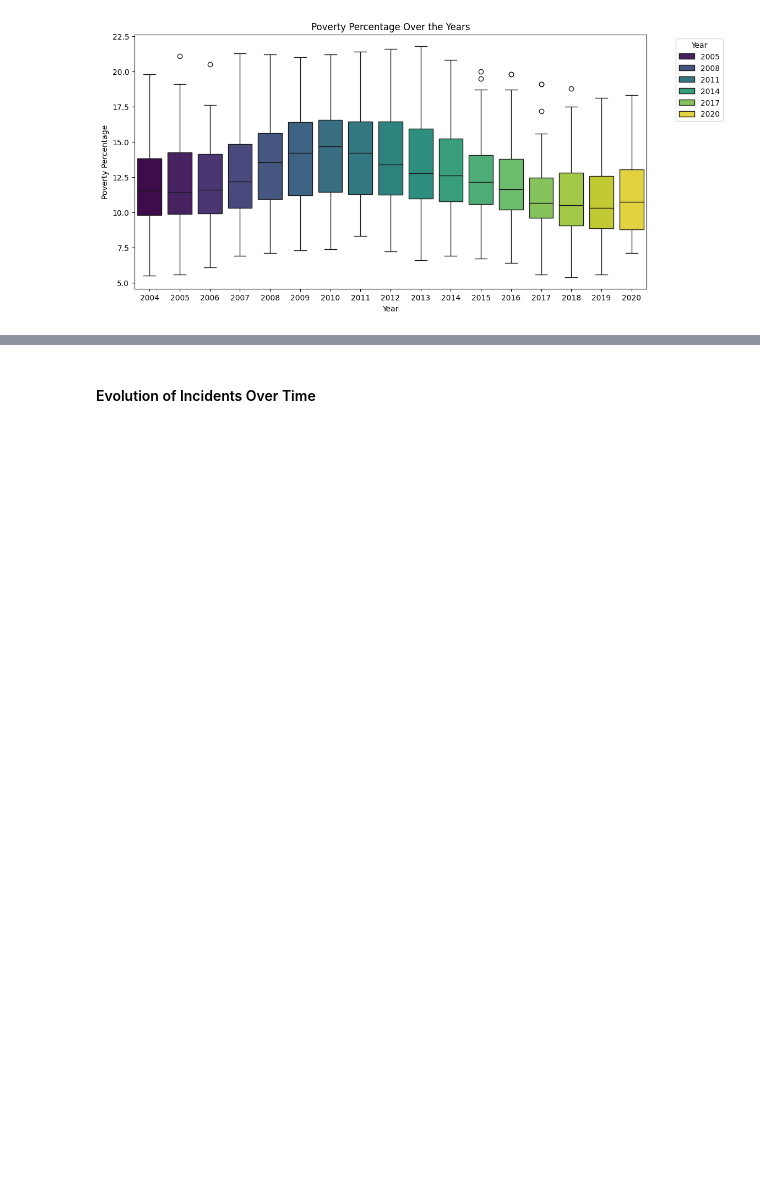
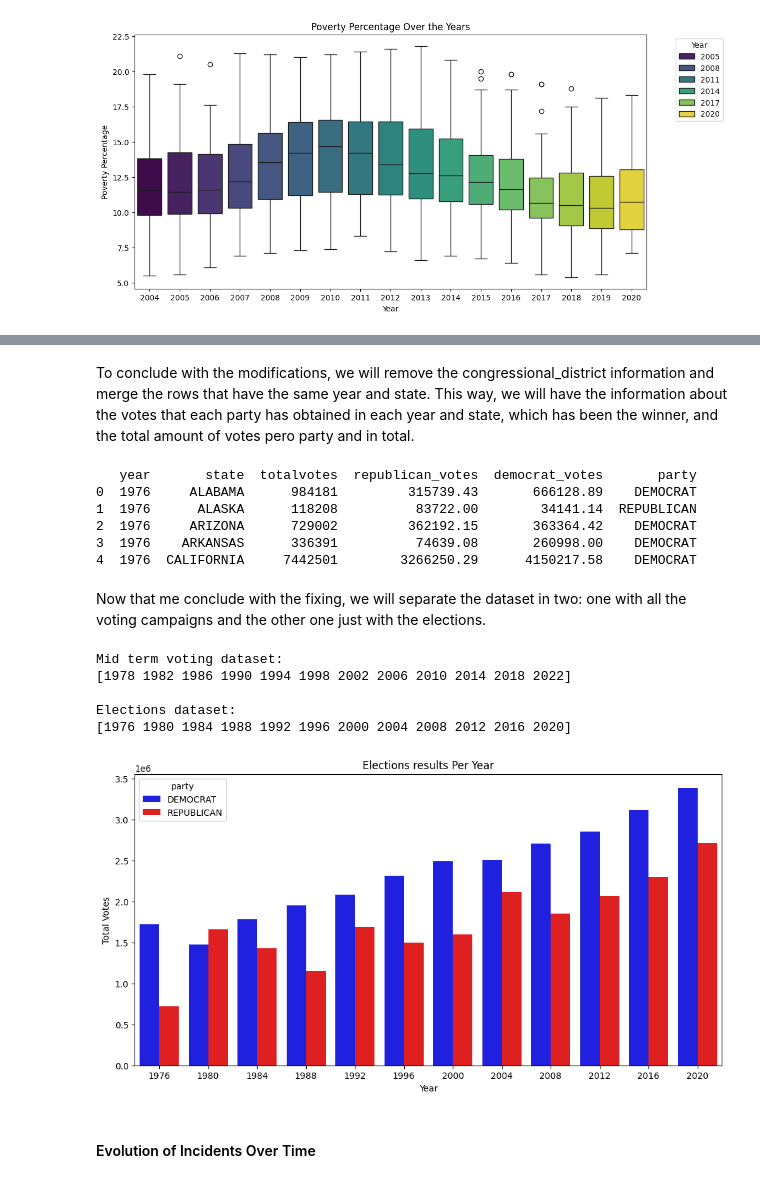
Before and after one commit to Marc2910llv/Gun-Incidents-In-USA-DataMining, a Jupyter notebook: Data_Mining_Project.ipynb, the cells around one changed output, grey strips where cells are left out. Saved outputs shown, nothing was run; the diff lists cells and outputs as text; code cells hidden in the pictures; blank space fills up the shorter version.

```diff
--- a/Data_Mining_Project.ipynb
+++ b/Data_Mining_Project.ipynb
@@ -406,0 +465,2 @@ NameError: name 'winsorize' is not defined
+# %%
+ysdh_dataset = ysdh_dataset[(ysdh_dataset['candidatevotes'] > 1) & (ysdh_dataset['totalvotes'] > 1)]
@@ -406,0 +616,6 @@ NameError: name 'winsorize' is not defined
+# %%
+# Drop the 'candidatevotes' column
+ysdh_dataset.drop('candidatevotes', axis=1, inplace=True)
+
+# Print the updated dataset
+print(ysdh_dataset[0:10])
@@ -407,3 +640,53 @@ NameError: name 'winsorize' is not defined
+# %% [markdown]
+To conclude with the modifications, we will remove the congressional_district information and merge the rows that have the same year and state. This way, we will have the information about the votes that each party has obtained in each year and state, which has been the winner, and the total amount of votes pero party and in total.
+# %%
+# Group by 'year' and 'state', summing up the votes
+grouped_data = ysdh_dataset.groupby(['year', 'state']).agg({
+    'totalvotes': 'sum',
+    'republican_votes': 'sum',
+    'democrat_votes': 'sum'
+}).reset_index()
+
+# Update the 'party' column based on the comparison of votes
+grouped_data['party'] = grouped_data.apply(lambda row: 'REPUBLICAN' if row['republican_votes'] > row['democrat_votes'] else 'DEMOCRAT', axis=1)
+
+# Print the updated dataset
+print(grouped_data.head())
+# %% [output]
+   year       state  totalvotes  republican_votes  democrat_votes       party
+0  1976     ALABAMA      984181         315739.43       666128.89    DEMOCRAT
+1  1976      ALASKA      118208          83722.00        34141.14  REPUBLICAN
+2  1976     ARIZONA      729002         362192.15       363364.42    DEMOCRAT
+3  1976    ARKANSAS      336391          74639.08       260998.00    DEMOCRAT
+4  1976  CALIFORNIA     7442501        3266250.29      4150217.58    DEMOCRAT
+# %% [markdown]
+Now that me conclude with the fixing, we will separate the dataset in two: one with all the voting campaigns and the other one just with the elections.
+# %%
+midterm_dataset = grouped_data[grouped_data['year'] % 4 != 0]
+elections_dataset = grouped_data[grouped_data['year'] % 4 == 0]
+
+# Display or print the first few rows to verify
+print("Mid term voting dataset:")
+print(midterm_dataset['year'].unique())
+
+print("\nElections dataset:")
+print(elections_dataset['year'].unique())
+# %% [output]
+Mid term voting dataset:
+[1978 1982 1986 1990 1994 1998 2002 2006 2010 2014 2018 2022]
+
+Elections dataset:
+[1976 1980 1984 1988 1992 1996 2000 2004 2008 2012 2016 2020]
+# %%
+# Plot the total votes for each party per year
+plt.figure(figsize=(12, 6))
+sns.barplot(data=elections_dataset, x='year', y='totalvotes', hue='party', palette={'DEMOCRAT': 'blue', 'REPUBLICAN': 'red'}, errorbar=None)
+plt.title('Elections results Per Year')
+plt.xlabel('Year')
+plt.ylabel('Total Votes')
+plt.show()
+# %% [output]
+[figure, added]
 # %% [markdown]
 #### Evolution of Incidents Over Time
 # %% [markdown]
```
Also changed, not shown: parts of 31 cells of this notebook.
